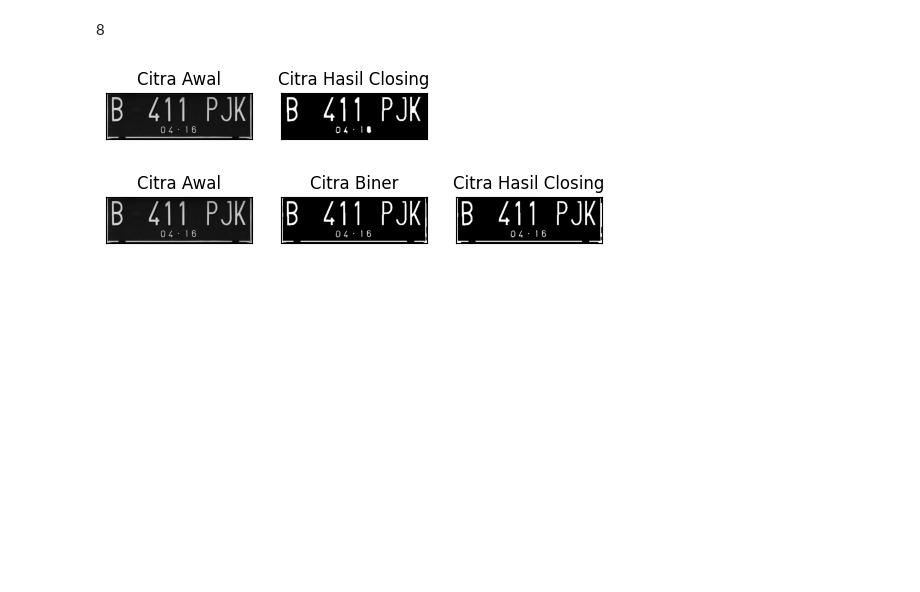
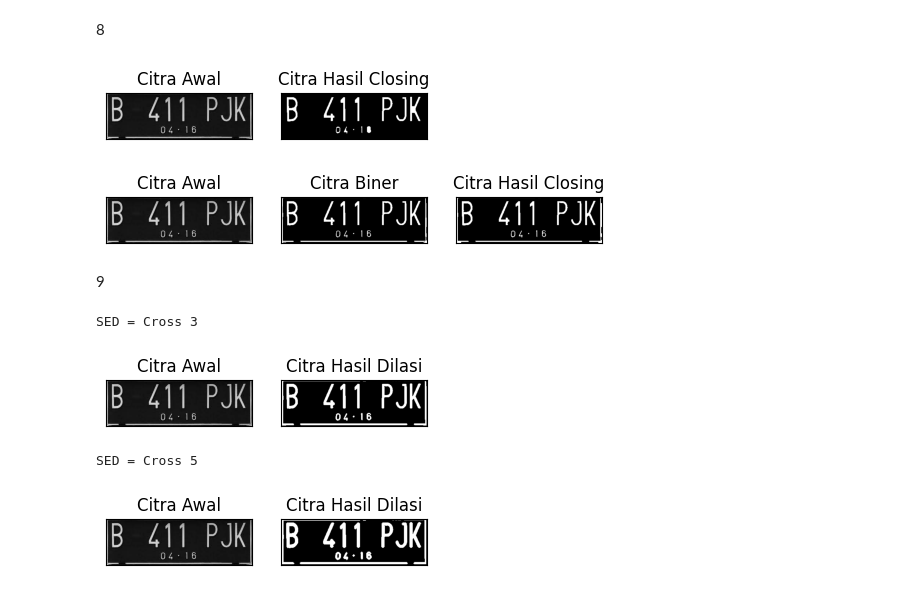
Before and after one commit to Ryansyaaw/PCVK_Ganjil_23, a Jupyter notebook: week9.ipynb, the cells around one changed output. Cells and saved outputs as stored; diff of their text form; code cells hidden in the pictures; blank space fills up the shorter version.

```diff
--- a/week9.ipynb
+++ b/week9.ipynb
@@ -167,3 +167,81 @@ plt.title('Citra Hasil Closing'), plt.xticks([]), plt.yticks([])
 plt.show()
 # %% [output]
 [figure]
+# %% [markdown]
+9
+# %%
+#Dilasi Cross SED
+def dilasi_citra(F,w):
+  #size image
+   p,q= F.shape
+   imgD= np.zeros((p,q), dtype=np.uint8)
+  #Generate structure element dilasi (SED)
+   # SED= np.ones((w,w), dtype=np.uint8)
+   SED = np.array([[0, 1, 0],
+                   [1, 1, 1],
+                   [0, 1, 0]], dtype = np.uint8)
+
+   constant1= (w-1)//2
+   #Proses Dilasi
+   for i in range(constant1, p-constant1):
+     for j in range(constant1,q-constant1):
+
+       temp= F[i-constant1:i+constant1+1, j-
+   constant1:j+constant1+1]
+
+       product= temp*SED
+       imgD[i,j]= np.max(product)
+   return imgD
+
+print('SED = Cross 3')
+img_d= cv2.imread('/content/drive/MyDrive/Images/plat.jpg',0)
+ret, thresh = cv2.threshold(img_d, 127, 225,
+cv2.THRESH_BINARY)
+w=3
+imgD = dilasi_citra(thresh,w)
+plt.subplot(131),plt.imshow(img_d,cmap = 'gray')
+plt.title('Citra Awal'), plt.xticks([]), plt.yticks([])
+plt.subplot(132),plt.imshow(imgD,cmap = 'gray')
+plt.title('Citra Hasil Dilasi'), plt.xticks([]),
+plt.yticks([])
+plt.show()
+def dilasi_citra(F,w):
+  #size image
+  p,q= F.shape
+  imgD= np.zeros((p,q), dtype=np.uint8)
+  #Generate structure element dilasi (SED)
+  # SED= np.ones((w,w), dtype=np.uint8)
+  SED = np.array([[0, 0, 1, 0, 0],
+                  [0, 0, 1, 0, 0],
+                  [1, 1, 1, 1, 1],
+                  [0, 0, 1, 0, 0],
+                  [0, 0, 1, 0, 0]], dtype = np.uint8)
+
+  constant1= (w-1)//2
+  #Proses Dilasi
+  for i in range(constant1, p-constant1):
+   for j in range(constant1,q-constant1):
+
+    temp= F[i-constant1:i+constant1+1, j-
+    constant1:j+constant1+1]
+
+    product= temp*SED
+    imgD[i,j]= np.max(product)
+  return imgD
+print('SED = Cross 5')
+img_d= cv2.imread('/content/drive/MyDrive/Images/plat.jpg',0)
+ret, thresh = cv2.threshold(img_d, 127, 225,
+cv2.THRESH_BINARY)
+w=5
+imgD = dilasi_citra(thresh,w)
+plt.subplot(131),plt.imshow(img_d,cmap = 'gray')
+plt.title('Citra Awal'), plt.xticks([]), plt.yticks([])
+plt.subplot(132),plt.imshow(imgD,cmap = 'gray')
+plt.title('Citra Hasil Dilasi'), plt.xticks([]),
+plt.yticks([])
+plt.show()
+# %% [output]
+SED = Cross 3
+[figure, added]
+SED = Cross 5
+[figure, added]
```
Also changed, not shown: parts of 15 cells of this notebook.
